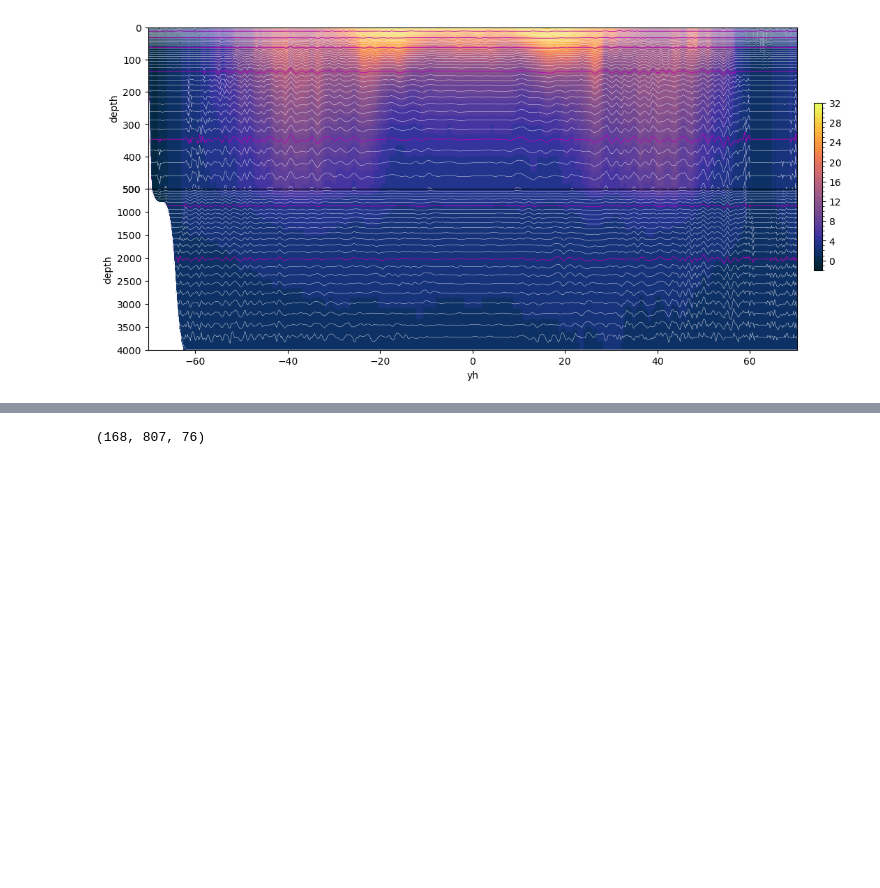
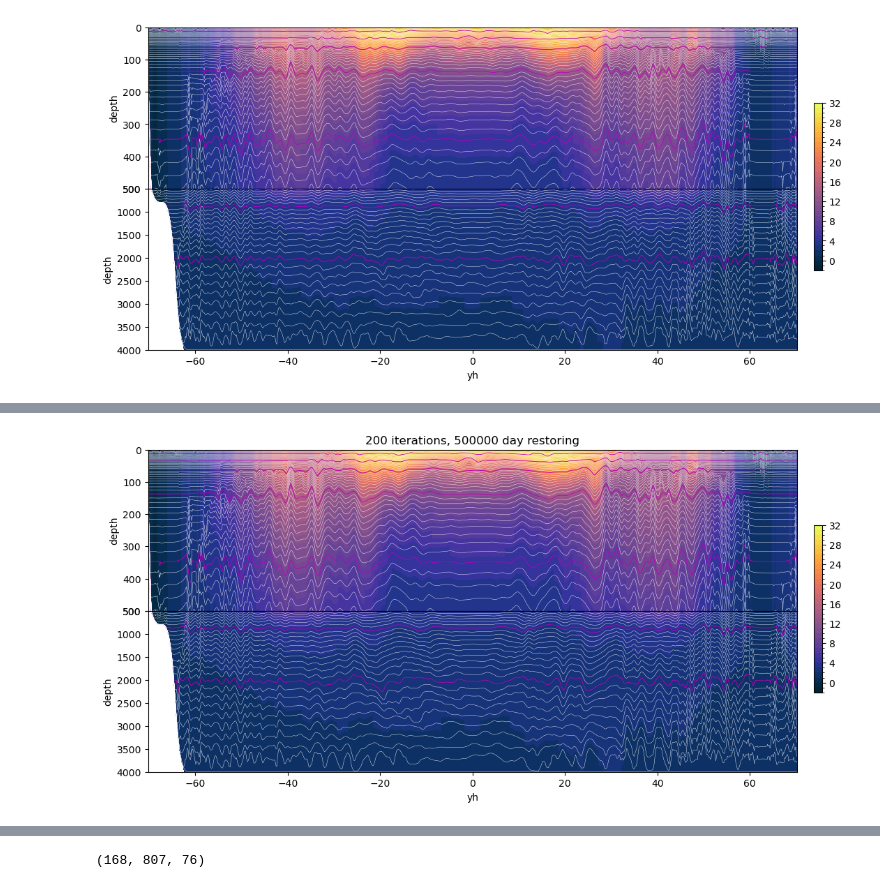
Before and after one commit to AndyHoggANU/anu-tub, a Jupyter notebook: diagnostics/AG_VertRegrid.ipynb, the cells around one changed output, grey strips where cells are left out. Saved outputs shown, nothing was run; the diff lists cells and outputs as text; code cells hidden in the pictures; blank space fills up the shorter version.

Commit message:
adding coordinate options notebook

```diff
--- a/diagnostics/AG_VertRegrid.ipynb
+++ b/diagnostics/AG_VertRegrid.ipynb
@@ -133,0 +143,7 @@ Key issue here is that, even within the isopycnal-like layers, there are residua
+# %%
+h_depth = np.cumsum(h[39,:,:],1)
+new_temp = xr.DataArray(data=np.transpose(temp[39,:,:]),dims=["zl", "yh"],
+            coords=dict(yh=(["yh"], ds2.lath.values),depth=(["zl", "yh"], np.transpose(h_depth))))
+tpplot(new_temp,h_depth,vlev=vlev,cmap=cm.cm.thermal,title='200 iterations, 500000 day restoring')
+# %% [output]
+[figure, added]
```
Also changed, not shown: parts of 15 cells of this notebook, 1 other file.
